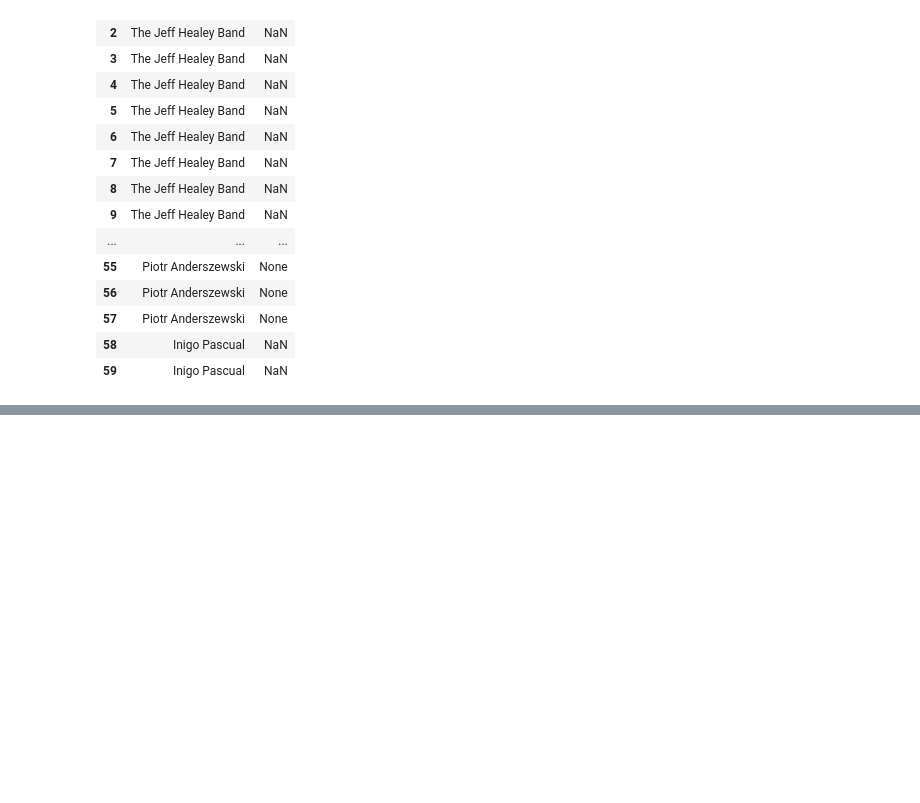
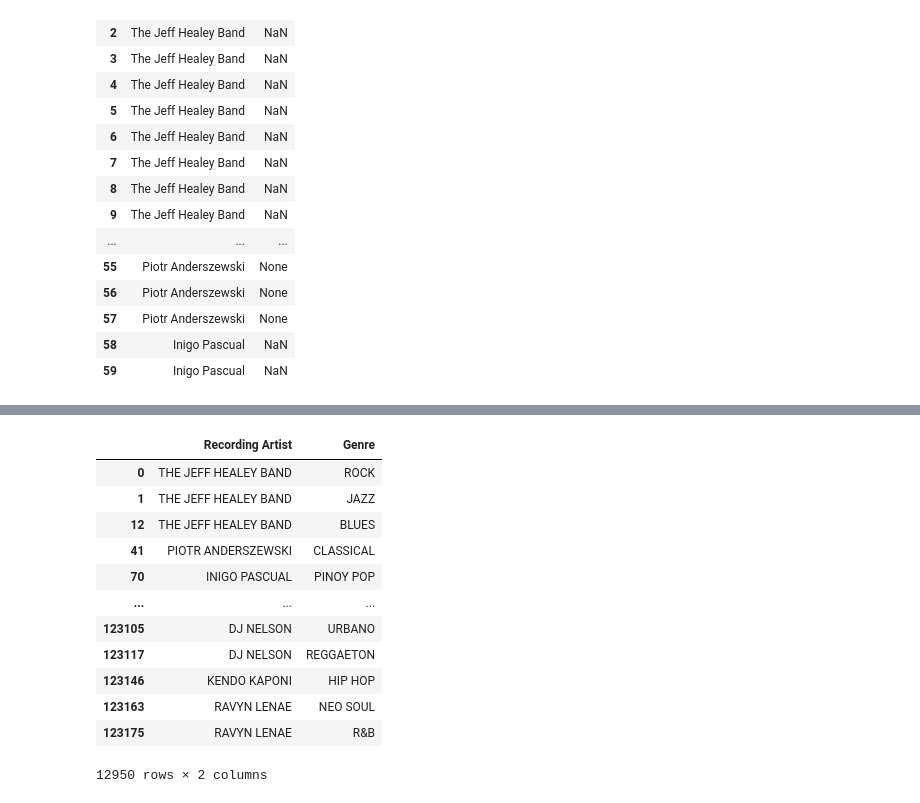
Before and after one commit to NSS-Data-Analytics-Cohort-6/mlc-project-pythons-on-a-plane, a Jupyter notebook: notebooks/genres.ipynb, the cells around one changed output, grey strips where cells are left out. Drawn from its saved outputs; the diff is of its cells as text; code cells hidden in the pictures; blank space fills up the shorter version.

```diff
--- a/notebooks/genres.ipynb
+++ b/notebooks/genres.ipynb
@@ -137,0 +158,18 @@ genres_melt
+# %%
+df_genres=pd.DataFrame(genres_melt)
+# %%
+df_genres
+# %% [output]
+|  | Recording Artist | Genre |
+| 0 | THE JEFF HEALEY BAND | ROCK |
+| 1 | THE JEFF HEALEY BAND | JAZZ |
+| 12 | THE JEFF HEALEY BAND | BLUES |
+| 41 | PIOTR ANDERSZEWSKI | CLASSICAL |
+| 70 | INIGO PASCUAL | PINOY POP |
+| ... | ... | ... |
+| 123105 | DJ NELSON | URBANO |
+| 123117 | DJ NELSON | REGGAETON |
+| 123146 | KENDO KAPONI | HIP HOP |
+| 123163 | RAVYN LENAE | NEO SOUL |
+| 123175 | RAVYN LENAE | R&B |
+12950 rows × 2 columns
```
Also changed, not shown: parts of 5 cells of this notebook.
